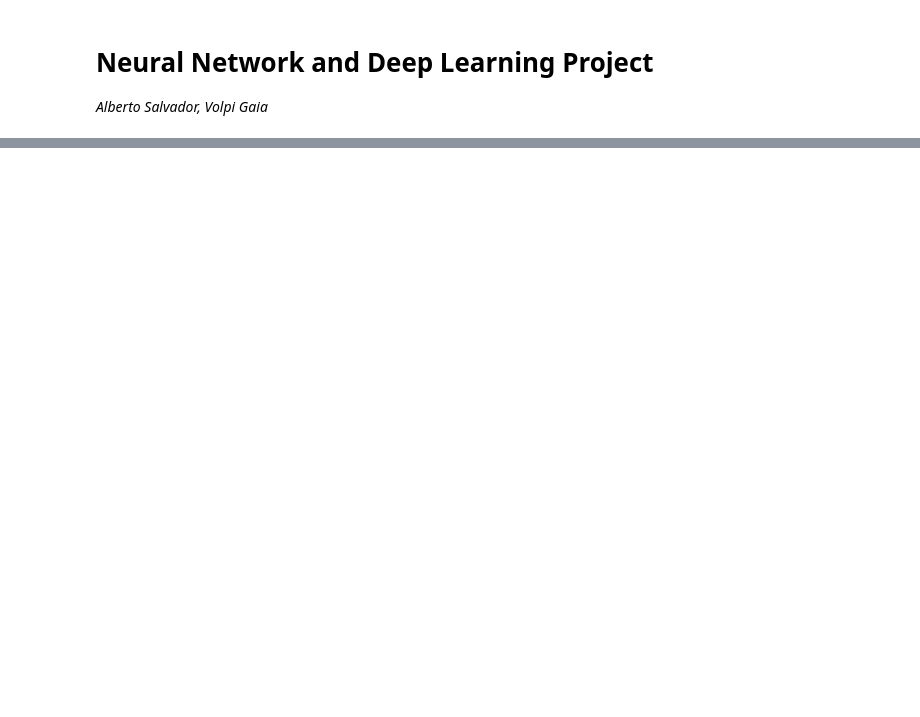
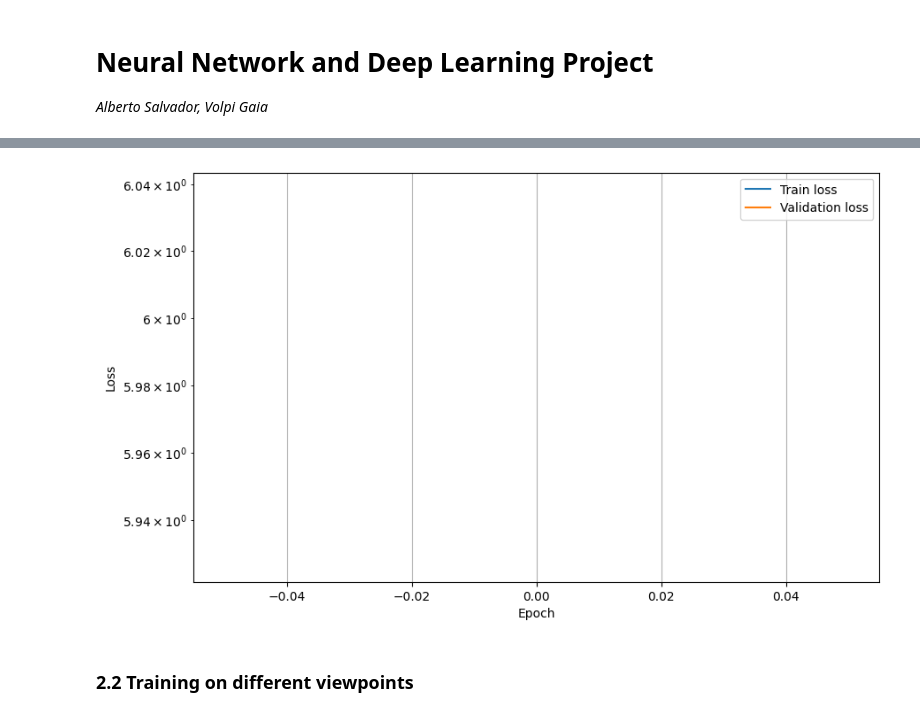
Before and after one commit to gaiavolpi/NNDL, a Jupyter notebook: project.ipynb, the cells around one changed output, grey strips where cells are left out. Saved outputs shown, nothing was run; the diff lists cells and outputs as text; code cells hidden in the pictures; blank space fills up the shorter version.

```diff
--- a/project.ipynb
+++ b/project.ipynb
@@ -58,0 +57,3 @@ volume_dir = "/mnt/shared_volume/"
+# %%
+#volume_dir = "/mnt/shared_volume/"
+volume_dir = "/mnt/home/u0053/disk/gaia_dataset/CompCars/"
@@ -79,3 +93,7 @@ valid_dataset =  ImageDataset(volume_dir +"data", volume_dir +"data/train_test_s
+# %%
+make_dataset = dataset_factory(volume_dir, label_to_index, transforms_train, transforms) # serve per creare la factory che genera i dataset
+VIEWPOINT = None
+train_dataset, test_dataset, valid_dataset =  make_dataset(VIEWPOINT) # carino perchè devi passare solo il viewpoint
 # %%
 fig, axs = plt.subplots(4, 4, figsize=(6,6))
 for i in range(16):
@@ -217,0 +205,8 @@ topk_accuracy_test = evaluate_network(test_dataloader, model, k_list, "Test Data
+# %%
+train_loss_log = np.loadtxt(volume_dir+str(VIEWPOINT or '0')+'/train_loss_log.txt').tolist()
+val_loss_log = np.loadtxt(volume_dir+str(VIEWPOINT or '0')+'/val_loss_log.txt').tolist()
+plot_losses(train_loss_log, val_loss_log)
+# %% [output]
+[figure, added]
+# %% [markdown]
+### 2.2 Training on different viewpoints
```
Also changed, not shown: parts of 30 cells of this notebook, 3 other files.
